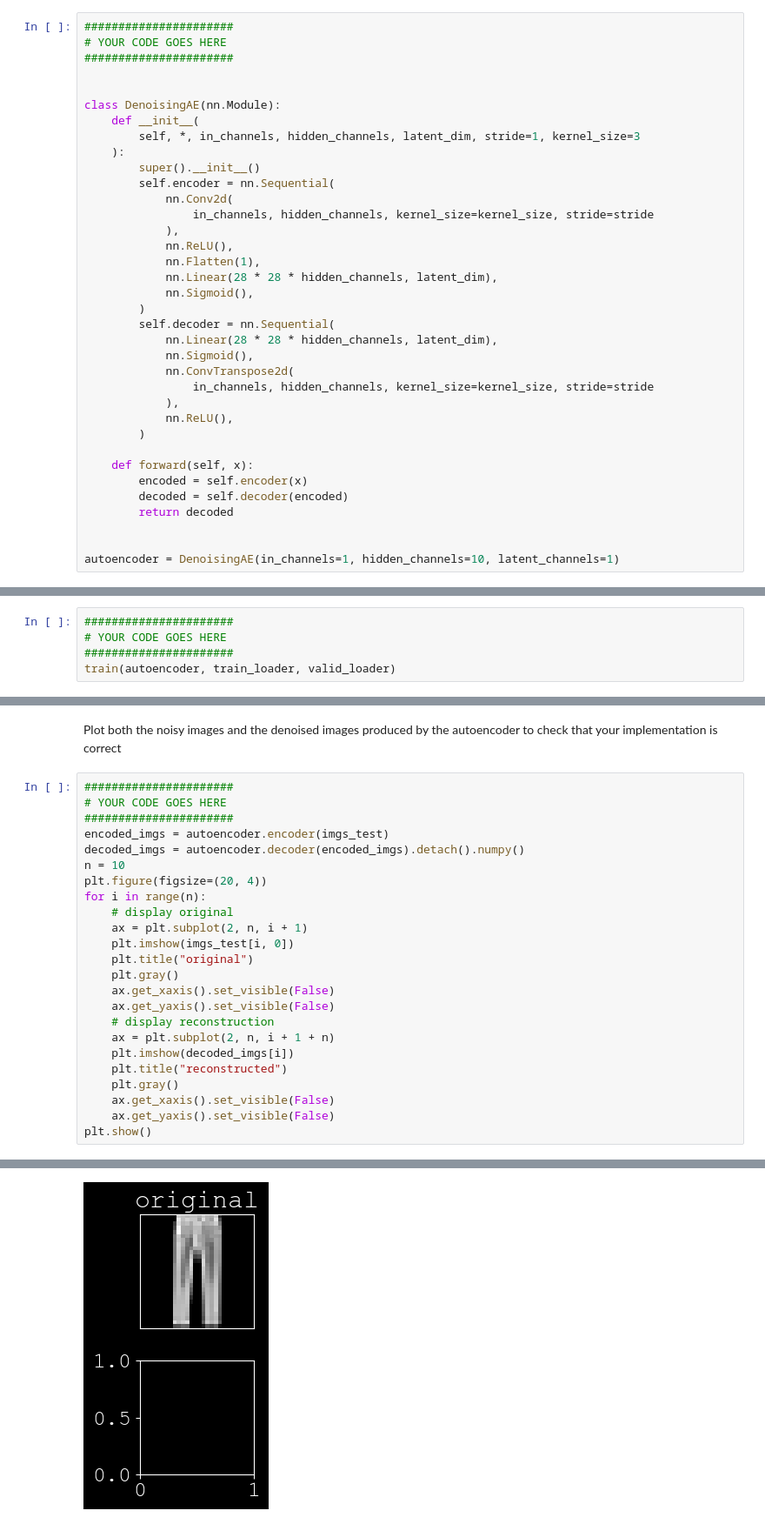
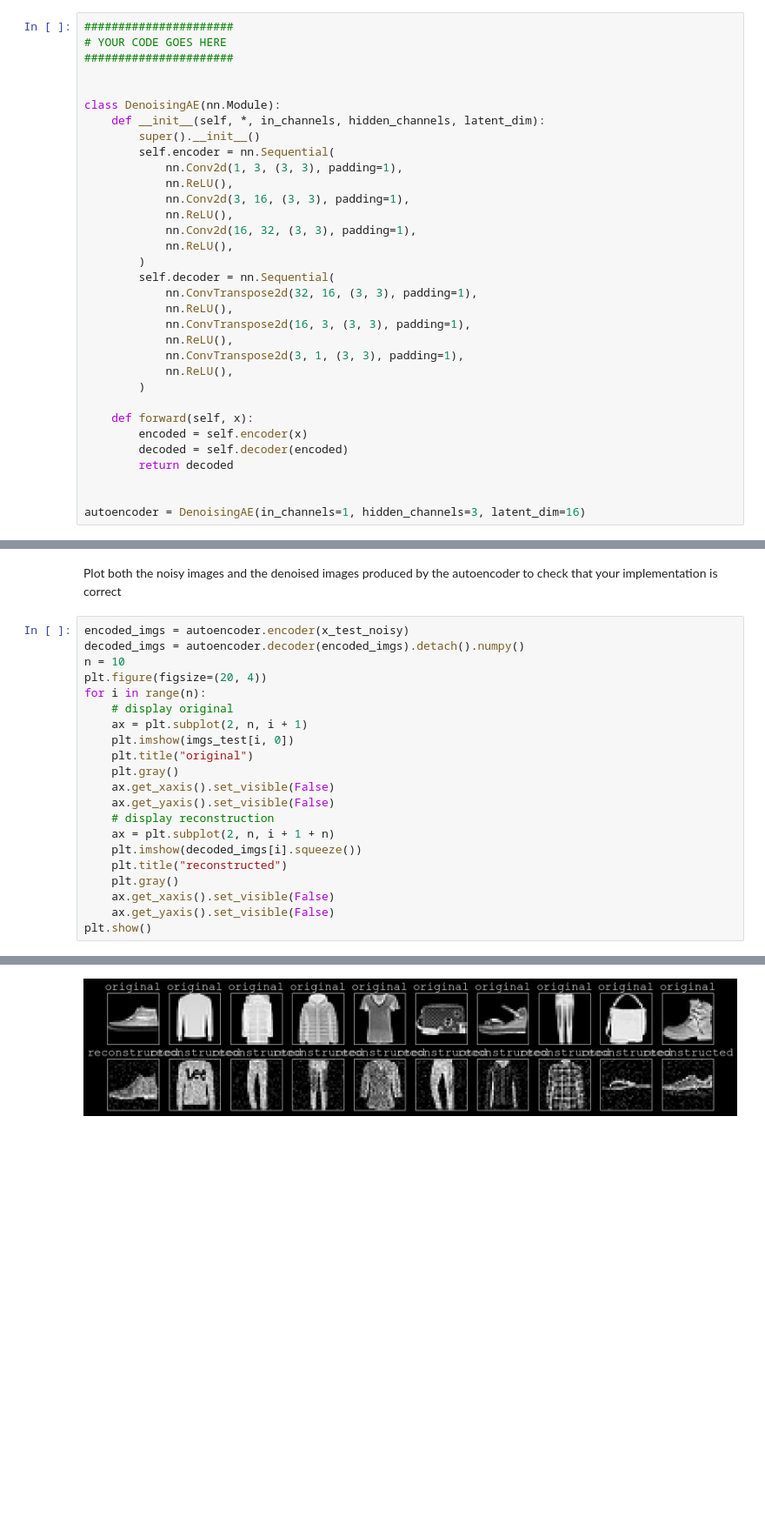
Before and after one commit to LouisLalay/atiam_ml, a Jupyter notebook: 09a_auto_encoders.ipynb, the cells around one changed output, grey strips where cells are left out. Shown at 87% size. Drawn from its saved outputs; the diff is of its cells as text; blank space fills up the shorter version.

Commit message:
denoising AE OK

```diff
--- a/09a_auto_encoders.ipynb
+++ b/09a_auto_encoders.ipynb
@@ -490,25 +490,22 @@ In this example, you will train a convolutional autoencoder using  [Conv2D](http
 
 
 class DenoisingAE(nn.Module):
-    def __init__(
-        self, *, in_channels, hidden_channels, latent_dim, stride=1, kernel_size=3
-    ):
+    def __init__(self, *, in_channels, hidden_channels, latent_dim):
         super().__init__()
         self.encoder = nn.Sequential(
-            nn.Conv2d(
-                in_channels, hidden_channels, kernel_size=kernel_size, stride=stride
-            ),
+            nn.Conv2d(1, 3, (3, 3), padding=1),
             nn.ReLU(),
-            nn.Flatten(1),
-            nn.Linear(28 * 28 * hidden_channels, latent_dim),
-            nn.Sigmoid(),
+            nn.Conv2d(3, 16, (3, 3), padding=1),
+            nn.ReLU(),
+            nn.Conv2d(16, 32, (3, 3), padding=1),
+            nn.ReLU(),
         )
         self.decoder = nn.Sequential(
-            nn.Linear(28 * 28 * hidden_channels, latent_dim),
-            nn.Sigmoid(),
-            nn.ConvTranspose2d(
-                in_channels, hidden_channels, kernel_size=kernel_size, stride=stride
-            ),
+            nn.ConvTranspose2d(32, 16, (3, 3), padding=1),
+            nn.ReLU(),
+            nn.ConvTranspose2d(16, 3, (3, 3), padding=1),
+            nn.ReLU(),
+            nn.ConvTranspose2d(3, 1, (3, 3), padding=1),
             nn.ReLU(),
         )
 
@@ -518,11 +515,6 @@ class DenoisingAE(nn.Module):
         return decoded
 
 
-autoencoder = DenoisingAE(in_channels=1, hidden_channels=10, latent_channels=1)
+autoencoder = DenoisingAE(in_channels=1, hidden_channels=3, latent_dim=16)
 # %% [markdown]
 Write down the full optimization loop to optimize your denoising auto-encoder
-# %%
-######################
-# YOUR CODE GOES HERE
-######################
-train(autoencoder, train_loader, valid_loader)
@@ -531,10 +563,7 @@ Loss: 12457 - Validation Loss: 9455 - Valid: False
 # %% [markdown]
 Plot both the noisy images and the denoised images produced by the autoencoder to check that your implementation is correct
 # %%
-######################
-# YOUR CODE GOES HERE
-######################
-encoded_imgs = autoencoder.encoder(imgs_test)
+encoded_imgs = autoencoder.encoder(x_test_noisy)
 decoded_imgs = autoencoder.decoder(encoded_imgs).detach().numpy()
 n = 10
 plt.figure(figsize=(20, 4))
@@ -548,7 +577,7 @@ for i in range(n):
     ax.get_yaxis().set_visible(False)
     # display reconstruction
     ax = plt.subplot(2, n, i + 1 + n)
-    plt.imshow(decoded_imgs[i])
+    plt.imshow(decoded_imgs[i].squeeze())
     plt.title("reconstructed")
     plt.gray()
     ax.get_xaxis().set_visible(False)
@@ -559,4 +587,4 @@ TypeError: Invalid shape (1, 28, 28) for image data
-[figure, old version]
+[figure, new version]
 # %% [markdown]
 ### References
 
```
Also changed, not shown: parts of 9 cells of this notebook.
